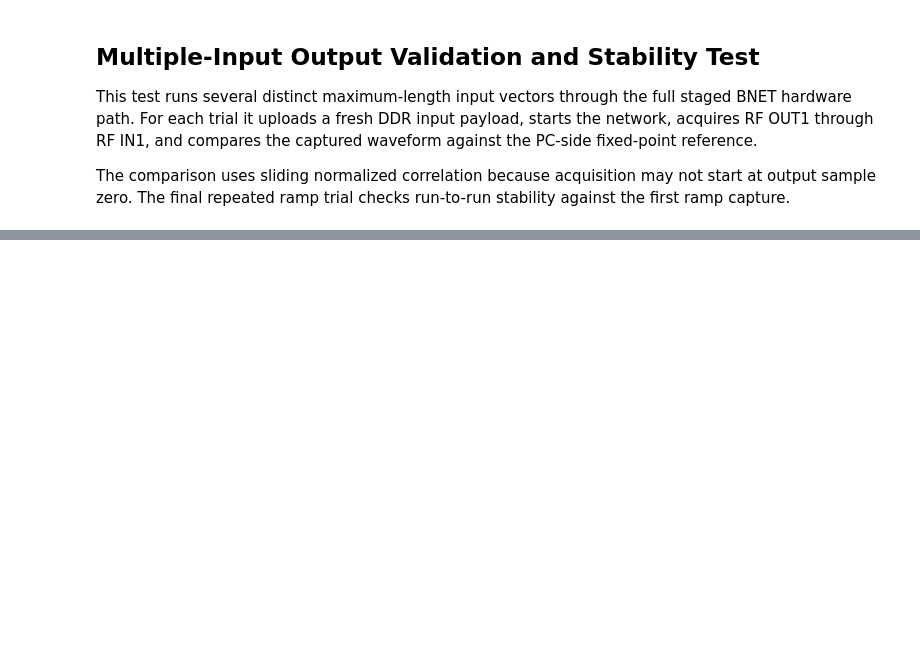
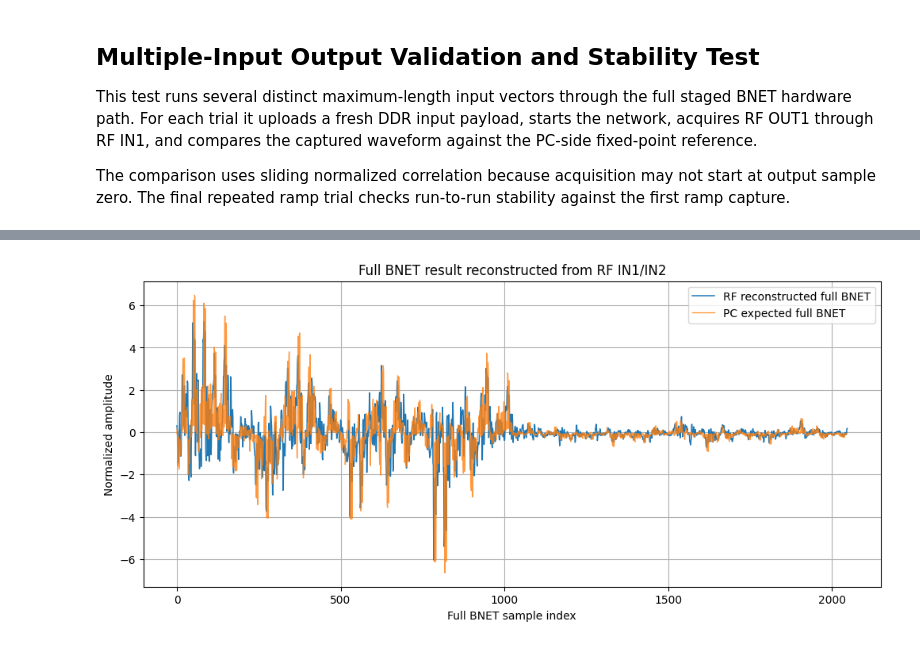
Before and after one commit to khuang1218/RedPitaya_app, a Jupyter notebook: scpi-tests/ddr_bnet_test.ipynb, the cells around one changed output, grey strips where cells are left out. Cells and saved outputs as stored; diff of their text form; code cells hidden in the pictures; blank space fills up the shorter version.

```diff
--- a/scpi-tests/ddr_bnet_test.ipynb
+++ b/scpi-tests/ddr_bnet_test.ipynb
@@ -1302,0 +1482,86 @@ Run this at the end of a session to leave the generator output off and close the
+# %%
+def make_alternating_mix_stage_weights(vector_len: int = BNET_VECTOR_LEN) -> np.ndarray:
+    """Create safe, non-identity stage weights for a more interesting BNET result."""
+    stage_count = int(np.log2(vector_len))
+    q = quantize_weight_q6(np.array([0.78, 0.42, -0.42, 0.78, 0.62, -0.55, 0.55, 0.62], dtype=np.float64))
+    a0, b0, a1, b1, c0, d0, c1, d1 = [int(v) for v in q]
+    weights = np.zeros(stage_count * vector_len, dtype="<i2")
+    for stage in range(stage_count):
+        half_span = 1 << stage
+        if stage % 3 == 0:
+            wa_y0, wa_y1, wb_y0, wb_y1 = a0, a1, b0, b1
+        elif stage % 3 == 1:
+            wa_y0, wa_y1, wb_y0, wb_y1 = c0, c1, d0, d1
+        else:
+            wa_y0, wa_y1, wb_y0, wb_y1 = 63, 0, 0, 63
+        for pair_idx in range(vector_len // 2):
+            pair_in_group = pair_idx & (half_span - 1)
+            group_base = (pair_idx - pair_in_group) << 1
+            addr_a = group_base + pair_in_group
+            addr_b = addr_a + half_span
+            base = stage * vector_len
+            weights[base + addr_a] = pack_weight_word(wa_y0, wa_y1)
+            weights[base + addr_b] = pack_weight_word(wb_y0, wb_y1)
+    return weights
+
+def make_complex_bnet_input(vector_len: int = BNET_VECTOR_LEN) -> np.ndarray:
+    """Mixed-frequency input vector with a small envelope and step term."""
+    x = np.arange(vector_len, dtype=np.float64)
+    y = (
+        0.16 * np.sin(2 * np.pi * 7 * x / vector_len + 0.2)
+        + 0.09 * np.sin(2 * np.pi * 31 * x / vector_len + 1.1)
+        + 0.06 * np.cos(2 * np.pi * 73 * x / vector_len)
+        + 0.04 * np.sign(np.sin(2 * np.pi * 5 * x / vector_len))
+    )
+    envelope = 0.85 + 0.15 * np.sin(2 * np.pi * 3 * x / vector_len)
+    return quantize_sample_i14(y * envelope)
+
+def bnet_rf_full_vector_complex_capture_test(
+    capture_samples: int = BNET_VECTOR_LEN,
+    trigger_delay_samples: int = 0,
+) -> dict[str, object]:
+    """Run a complex BNET case and reconstruct the full vector from IN1/IN2."""
+    strict_cmd("OUTPUT1:STATE ON")
+    strict_cmd("OUTPUT2:STATE ON")
+    input_samples = make_complex_bnet_input(BNET_VECTOR_LEN)
+    weights = make_alternating_mix_stage_weights(BNET_VECTOR_LEN)
+    result = bnet_ddr_slot_smoke_test(input_samples=input_samples, weights=weights)
+    status = query_int("BNET:STATUS?")
+    assert status & 0x2
+
+    # Capture at least two RF OUT half-vector periods so software alignment can
+    # select one exact cycle from the start of the playback waveform.
+    cap_in1, cap_in2 = acquire_inputs_latest(
+        samples=max(capture_samples, BNET_VECTOR_LEN),
+        trigger_delay_samples=trigger_delay_samples,
+    )
+    aligned = extract_one_bnet_cycle_from_dual_capture(cap_in1, cap_in2, result["expected"])
+    aligned["raw_in1"] = cap_in1
+    aligned["raw_in2"] = cap_in2
+    aligned["result"] = result
+    return aligned
+
+full_bnet_rf = bnet_rf_full_vector_complex_capture_test(trigger_delay_samples=0)
+
+plt.figure(figsize=(12, 5))
+plt.plot(full_bnet_rf["reconstructed_norm"], label="RF reconstructed full BNET", linewidth=1.1)
+plt.plot(full_bnet_rf["expected_norm"], label="PC expected full BNET", linewidth=1.0, alpha=0.8)
+plt.title("Full BNET result reconstructed from RF IN1/IN2")
+plt.xlabel("Full BNET sample index")
+plt.ylabel("Normalized amplitude")
+plt.grid(True)
+plt.legend()
+plt.show()
+
+plt.figure(figsize=(12, 4))
+plt.plot(full_bnet_rf["raw_in1"], label="Raw RF IN1 capture", alpha=0.8)
+plt.plot(full_bnet_rf["raw_in2"], label="Raw RF IN2 capture", alpha=0.8)
+plt.axvline(full_bnet_rf["cmp_in1"]["offset"], color="C0", linestyle="--", label="IN1 selected cycle start")
+plt.axvline(full_bnet_rf["cmp_in2"]["offset"], color="C1", linestyle="--", label="IN2 selected cycle start")
+plt.title("Raw dual-channel capture and computed playback-cycle starts")
+plt.xlabel("Acquisition sample index")
+plt.ylabel("Volts")
+plt.grid(True)
+plt.legend()
+plt.show()
+# %% [output]
@@ -1302,0 +1585 @@ Run this at the end of a session to leave the generator output off and close the
+[figure, added]
```
Also changed, not shown: parts of 13 cells of this notebook, 8 other files.
